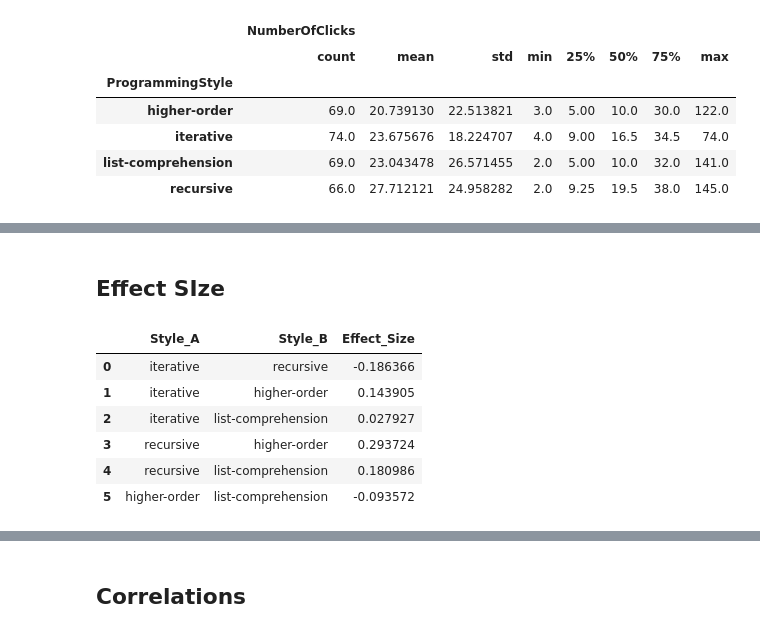
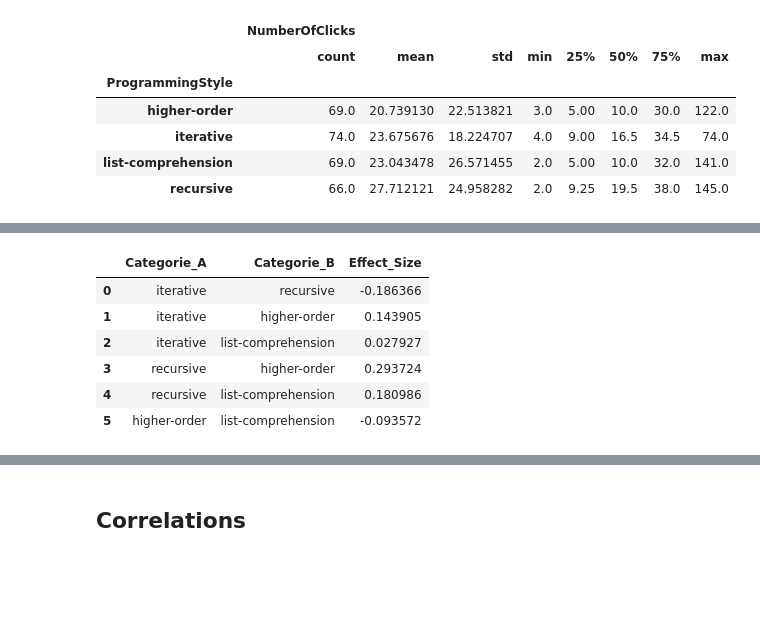
Before and after one commit to Sonaion/bachelor-arbeit, a Jupyter notebook: DataEvaluation/RQ02_01_VisualAttentionTotal.ipynb, the cells around one changed output, grey strips where cells are left out. Saved outputs shown, nothing was run; the diff lists cells and outputs as text; code cells hidden in the pictures; blank space fills up the shorter version.

```diff
--- a/DataEvaluation/RQ02_01_VisualAttentionTotal.ipynb
+++ b/DataEvaluation/RQ02_01_VisualAttentionTotal.ipynb
@@ -244,3 +184,17 @@ df_tmp.to_excel("./tmp_clicks_duration_p.xlsx")
+# %%
+df_tmp = df.copy()
+df_tmp = df_tmp[["ProgrammingStyle", "NumberOfClicks"]]
+df_effect_size = util_stats.effectsize_for_df(df_tmp, "ProgrammingStyle", "NumberOfClicks")
+df_effect_size.to_excel("./results/data/RQ2_NumberOfClicks_E.xlsx")
+df_effect_size
+# %% [output]
+|  | Categorie_A | Categorie_B | Effect_Size |
+| 0 | iterative | recursive | -0.186366 |
+| 1 | iterative | higher-order | 0.143905 |
+| 2 | iterative | list-comprehension | 0.027927 |
+| 3 | recursive | higher-order | 0.293724 |
+| 4 | recursive | list-comprehension | 0.180986 |
+| 5 | higher-order | list-comprehension | -0.093572 |
 # %%
 df_tmp = df.copy()
 df_tmp = df_tmp[["ProgrammingStyle", "AverageTimeOfClicks"]]
@@ -255,5 +209,3 @@ df_tmp.to_excel("./tmp_time_describe.xlsx")
 | iterative | 74.0 | 2.920014 | 3.244970 | 0.724260 | 1.347553 | 1.833000 | 2.846122 | 20.390250 |
 | list-comprehension | 69.0 | 4.727406 | 10.091997 | 0.739456 | 1.539972 | 2.423750 | 3.703571 | 68.292333 |
 | recursive | 66.0 | 3.030048 | 3.323463 | 0.759105 | 1.410190 | 1.891615 | 3.179969 | 21.785800 |
-# %% [markdown]
-## Effect SIze
@@ -274,21 +211,0 @@ def cohend(d1, d2) -> float:
-# %%
-df_tmp = df.copy()
-df_tmp = df_tmp[["ProgrammingStyle", "NumberOfClicks"]]
-df_effect_size = pd.DataFrame([], columns=["Style_A", "Style_B", "Effect_Size"])
-styles = df_tmp["ProgrammingStyle"].unique()
-for idx, style_a in enumerate(styles):
-    for style_b in styles[idx+1:]:
-        style_a_data = df_tmp[df_tmp["ProgrammingStyle"]==style_a]["NumberOfClicks"]
-        style_b_data = df_tmp[df_tmp["ProgrammingStyle"]==style_b]["NumberOfClicks"]
-        effect_size = cohend(style_a_data, style_b_data)
-        df_effect_size.loc[len(df_effect_size)] = [style_a, style_b, effect_size]
-display(df_effect_size)
-df_effect_size.to_excel("./tmp_number_effect_size.xlsx")
-# %% [output]
-|  | Style_A | Style_B | Effect_Size |
-| 0 | iterative | recursive | -0.186366 |
-| 1 | iterative | higher-order | 0.143905 |
-| 2 | iterative | list-comprehension | 0.027927 |
-| 3 | recursive | higher-order | 0.293724 |
-| 4 | recursive | list-comprehension | 0.180986 |
-| 5 | higher-order | list-comprehension | -0.093572 |
```
Also changed, not shown: parts of 16 cells of this notebook, 14 other files.
